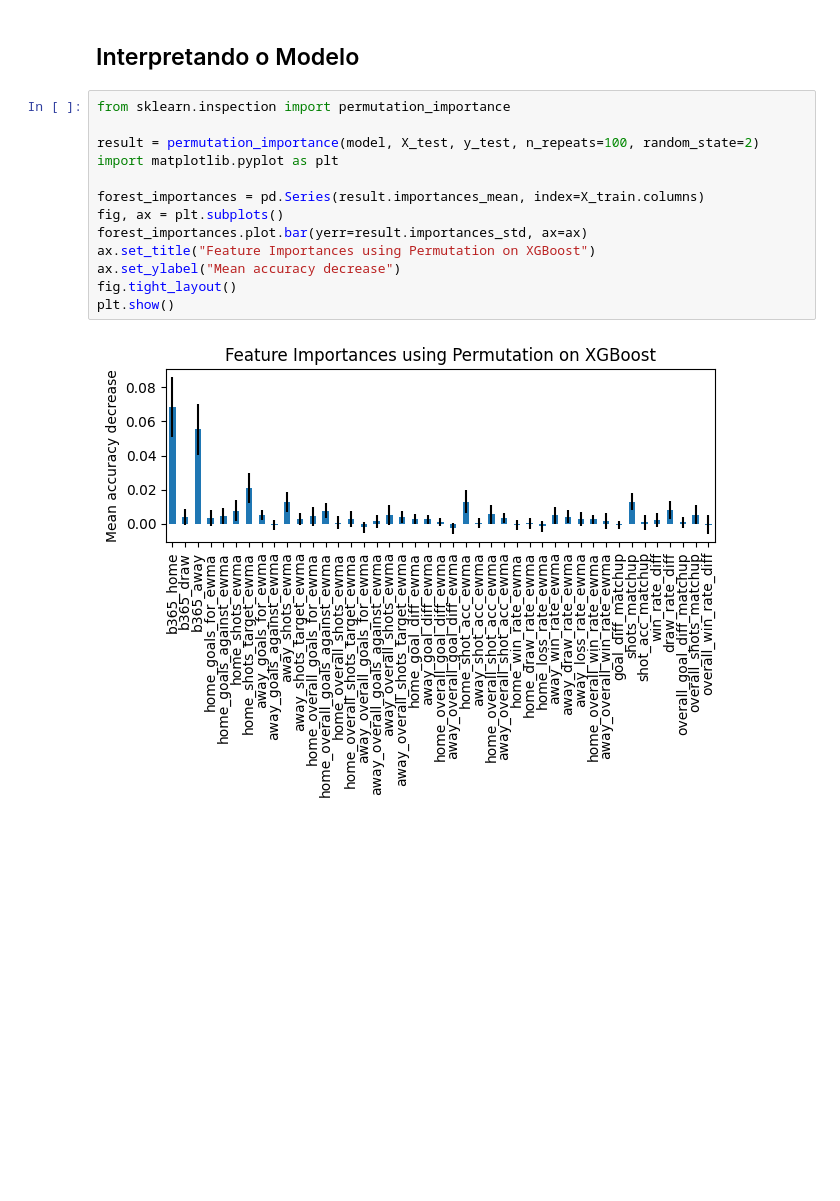
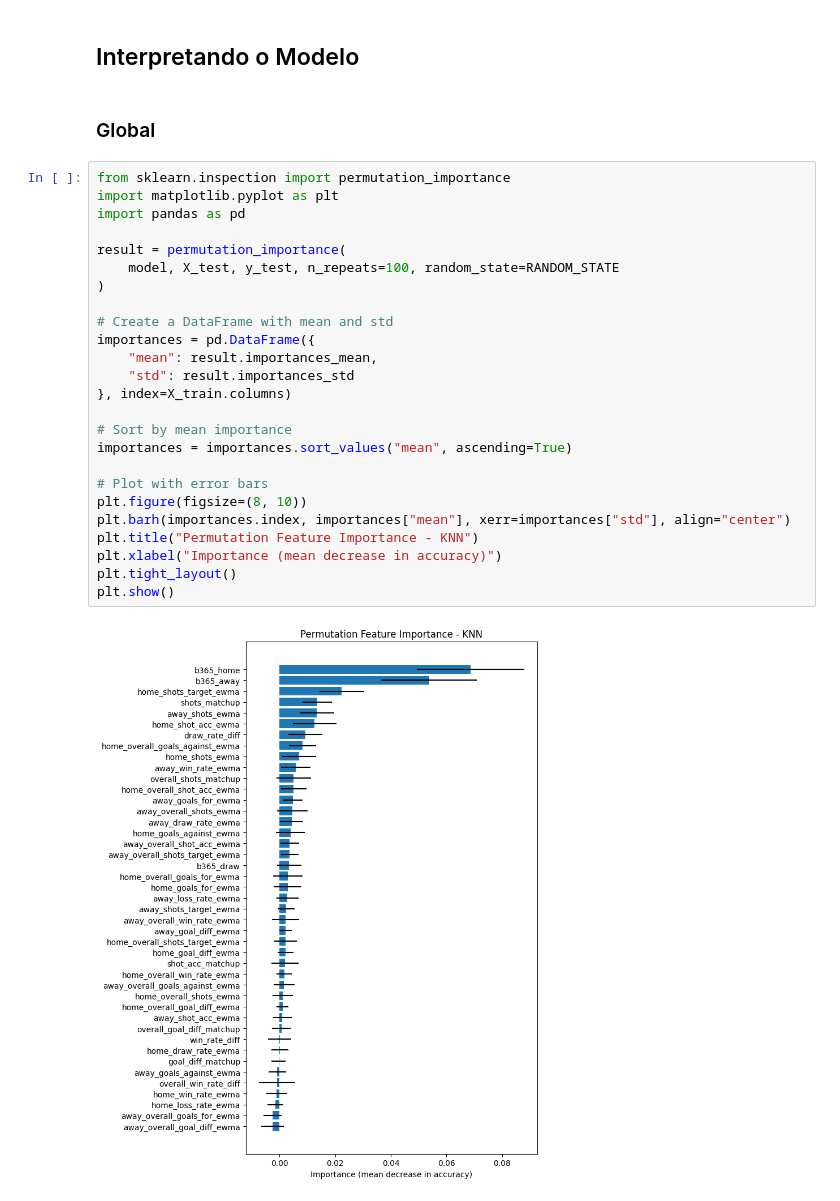
Before and after one commit to Lrs50/xAI-football-bet, a Jupyter notebook: sport_beting.ipynb, the cells around one changed output. Saved outputs shown, nothing was run; the diff lists cells and outputs as text; blank space fills up the shorter version.

Commit message:
Feat: Global Analitics

```diff
--- a/sport_beting.ipynb
+++ b/sport_beting.ipynb
@@ -527,18 +528,32 @@ Profit Margin:  2.09%
 Total Wagered:  €758.00
 # %% [markdown]
 ## Interpretando o Modelo
+# %% [markdown]
+### Global
 # %%
 from sklearn.inspection import permutation_importance
+import matplotlib.pyplot as plt
+import pandas as pd
 
-result = permutation_importance(model, X_test, y_test, n_repeats=100, random_state=2)
-import matplotlib.pyplot as plt
+result = permutation_importance(
+    model, X_test, y_test, n_repeats=100, random_state=RANDOM_STATE
+)
 
-forest_importances = pd.Series(result.importances_mean, index=X_train.columns)
-fig, ax = plt.subplots()
-forest_importances.plot.bar(yerr=result.importances_std, ax=ax)
-ax.set_title("Feature Importances using Permutation on XGBoost")
-ax.set_ylabel("Mean accuracy decrease")
-fig.tight_layout()
+# Create a DataFrame with mean and std
+importances = pd.DataFrame({
+    "mean": result.importances_mean,
+    "std": result.importances_std
+}, index=X_train.columns)
+
+# Sort by mean importance
+importances = importances.sort_values("mean", ascending=True)
+
+# Plot with error bars
+plt.figure(figsize=(8, 10))
+plt.barh(importances.index, importances["mean"], xerr=importances["std"], align="center")
+plt.title("Permutation Feature Importance - KNN")
+plt.xlabel("Importance (mean decrease in accuracy)")
+plt.tight_layout()
 plt.show()
 # %% [output]
-[figure, old version]
+[figure, new version]
```
Also changed, not shown: parts of 8 cells of this notebook, 3 other files.
